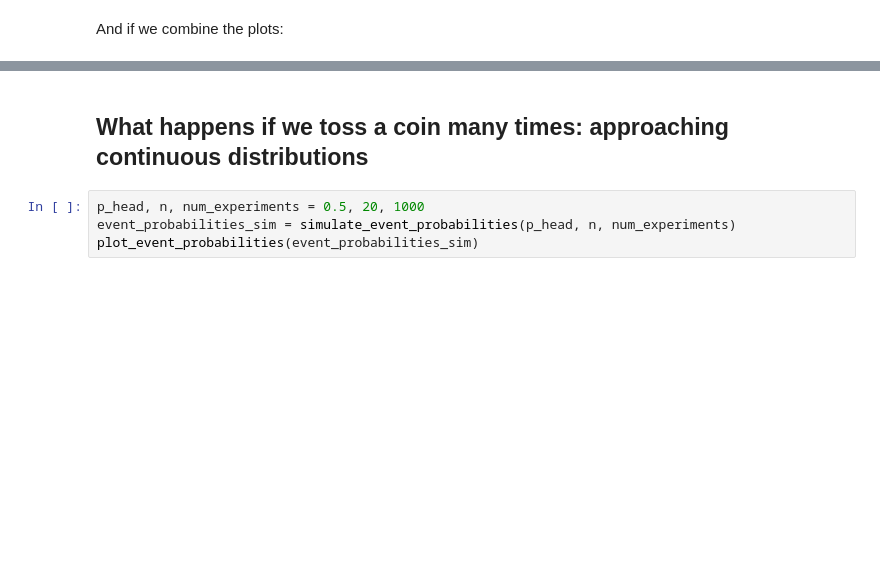
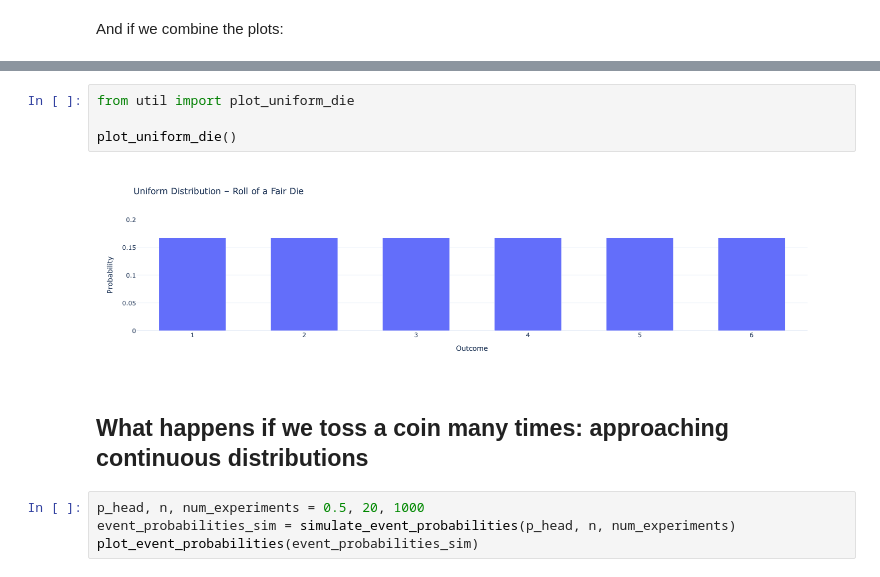
Before and after one commit to uio-bmi/stats_for_cs, a Jupyter notebook: Week_2_ProbabilityIntro/ProbabilityIntro.ipynb, the cells around one changed output, grey strips where cells are left out. Saved outputs shown, nothing was run; the diff lists cells and outputs as text; blank space fills up the shorter version.

```diff
--- a/Week_2_ProbabilityIntro/ProbabilityIntro.ipynb
+++ b/Week_2_ProbabilityIntro/ProbabilityIntro.ipynb
@@ -549,3 +612,9 @@ See the slides 38-41 in the presentation.
+# %%
+from util import plot_uniform_die
+
+plot_uniform_die()
+# %% [output]
+[figure, added]
 # %% [markdown]
 ## What happens if we toss a coin many times: approaching continuous distributions
 # %%
```
Also changed, not shown: parts of 33 cells of this notebook, 1 other file.
